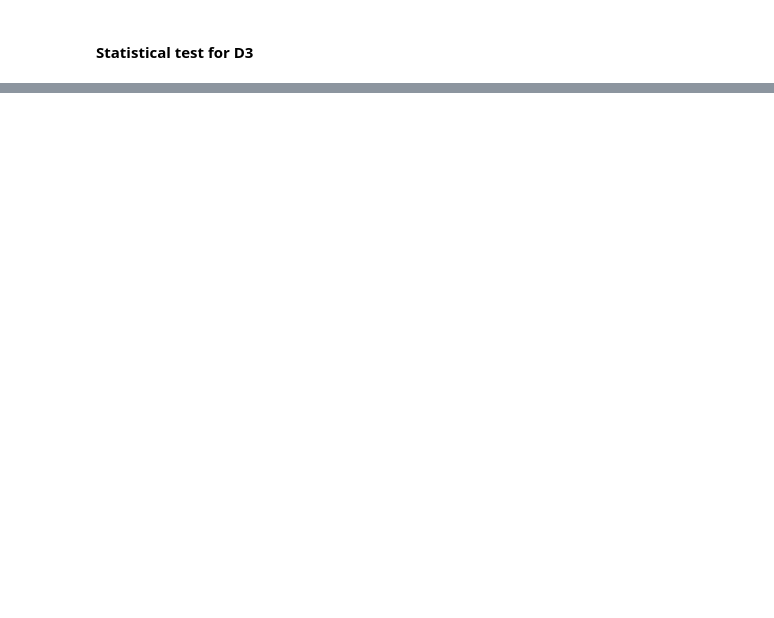
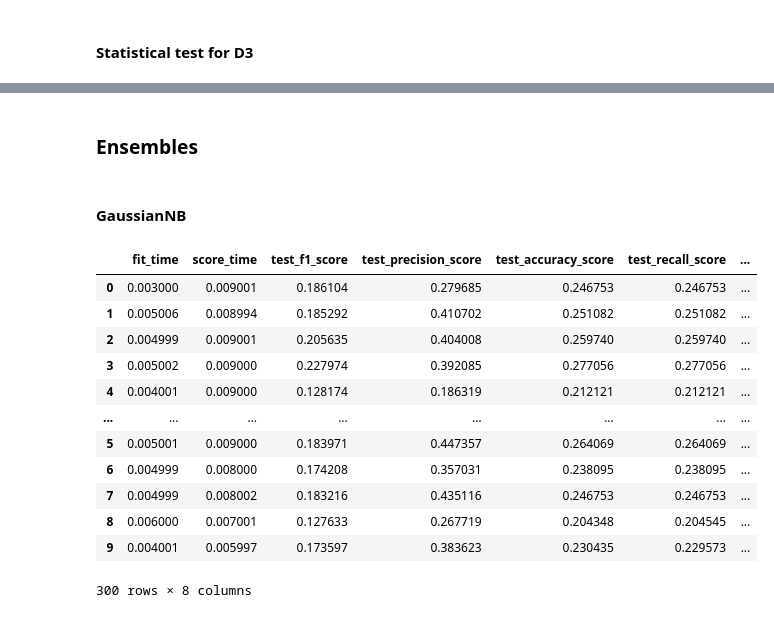
Before and after one commit to MatheusRDG/machine_learning_ufpe_2023, a Jupyter notebook: Q2.ipynb, the cells around one changed output, grey strips where cells are left out. Drawn from its saved outputs; the diff is of its cells as text; code cells hidden in the pictures; blank space fills up the shorter version.

```diff
--- a/Q2.ipynb
+++ b/Q2.ipynb
@@ -615,0 +650,33 @@ Significant difference between models
+# %% [markdown]
+### Ensembles
+# %% [markdown]
+#### GaussianNB
+# %%
+best_params = {
+    model: max(list(results[model].items()), key=lambda i: i[1][1])[1][0]
+    for model in models
+}
+# %%
+model_list = [
+    GaussianNB(**best_params["GaussianNB"]),
+]
+
+results_df1 = model_results_to_df(stratified_cross_val(model_list, D1))
+# results_df2 = model_results_to_df(stratified_cross_val(model_list, D2))
+# results_df3 = model_results_to_df(stratified_cross_val(model_list, D3))
+# %%
+results_df1
+# %% [output]
+|  | fit_time | score_time | test_f1_score | test_precision_score | test_accuracy_score | test_recall_score | ... |
+| 0 | 0.003000 | 0.009001 | 0.186104 | 0.279685 | 0.246753 | 0.246753 | ... |
+| 1 | 0.005006 | 0.008994 | 0.185292 | 0.410702 | 0.251082 | 0.251082 | ... |
+| 2 | 0.004999 | 0.009001 | 0.205635 | 0.404008 | 0.259740 | 0.259740 | ... |
+| 3 | 0.005002 | 0.009000 | 0.227974 | 0.392085 | 0.277056 | 0.277056 | ... |
+| 4 | 0.004001 | 0.009000 | 0.128174 | 0.186319 | 0.212121 | 0.212121 | ... |
+| ... | ... | ... | ... | ... | ... | ... | ... |
+| 5 | 0.005001 | 0.009000 | 0.183971 | 0.447357 | 0.264069 | 0.264069 | ... |
+| 6 | 0.004999 | 0.008000 | 0.174208 | 0.357031 | 0.238095 | 0.238095 | ... |
+| 7 | 0.004999 | 0.008002 | 0.183216 | 0.435116 | 0.246753 | 0.246753 | ... |
+| 8 | 0.006000 | 0.007001 | 0.127633 | 0.267719 | 0.204348 | 0.204545 | ... |
+| 9 | 0.004001 | 0.005997 | 0.173597 | 0.383623 | 0.230435 | 0.229573 | ... |
+300 rows × 8 columns
```
Also changed, not shown: parts of 15 cells of this notebook.
